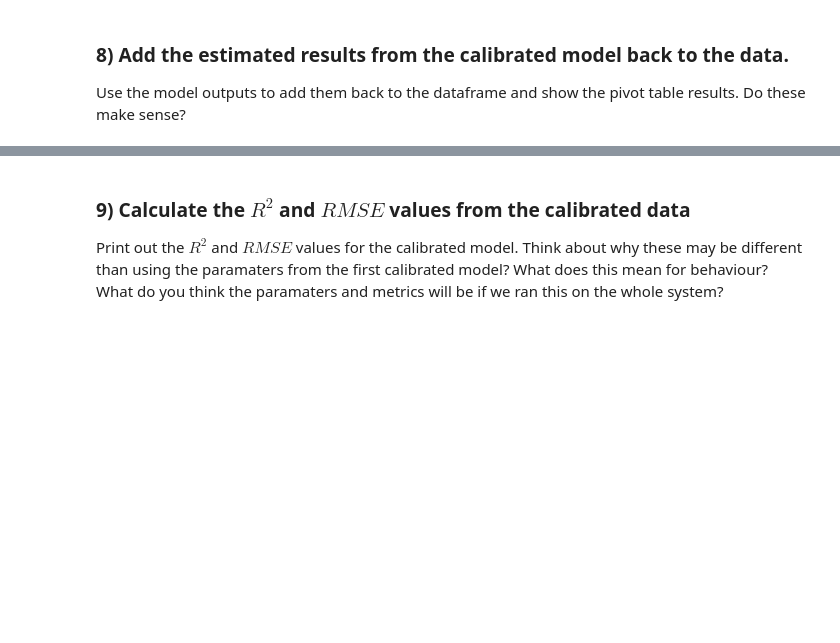
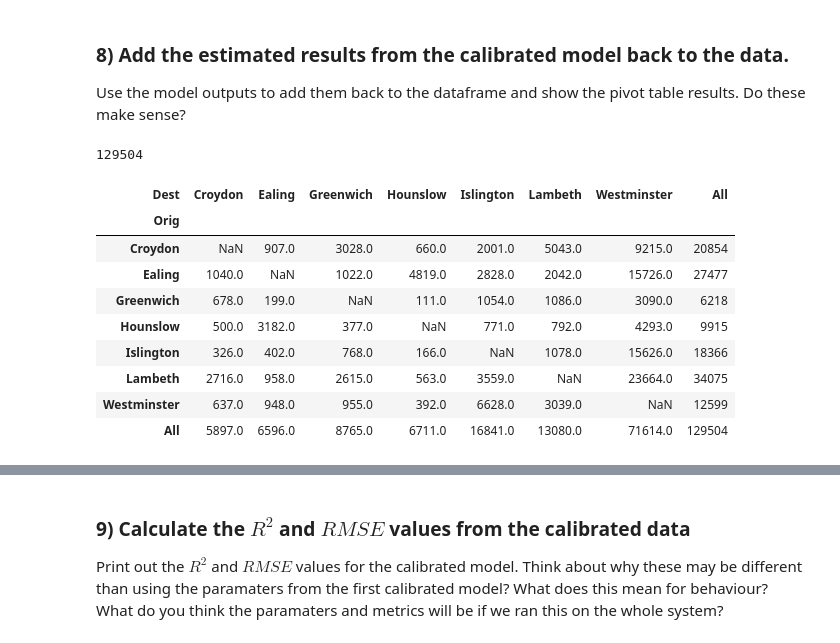
Before and after one commit to hawaiie-star/UrbanSimulation, a Jupyter notebook: Week 2/Urbsim Spatial Interaction - Unconstrained/Urbsim Spatial Interaction - Unconstrained.ipynb, the cells around one changed output, grey strips where cells are left out. Cells and saved outputs as stored; diff of their text form; code cells hidden in the pictures; blank space fills up the shorter version.

```diff
--- a/Week 2/Urbsim Spatial Interaction - Unconstrained/Urbsim Spatial Interaction - Unconstrained.ipynb
+++ b/Week 2/Urbsim Spatial Interaction - Unconstrained/Urbsim Spatial Interaction - Unconstrained.ipynb
@@ -1220,0 +1316,18 @@ Using the model instance print out the $\alpha$, $\gamma$ and $\beta$ values.
+# %%
+#print out the new values
+K = uncosim.params[0] # params
+alpha = uncosim.params[1]
+gamma = uncosim.params[2]
+beta = -uncosim.params[3]
+
+#now plug everything back into the Equation 6 model ...
+#be careful with the negative signing of the parameter beta
+cdatasub_new["unconstrainedEst2"] = np.exp(K
+                                       + alpha*cdatasub_new["log_Oi1_origpop"]
+                                       + gamma*cdatasub_new["log_Dj2_destsal"]
+                                       - beta*cdatasub_new["log_Dist"])
+
+#or we can just extract the results from the actual poisson regression and apply them to the data
+predictions = uncosim.get_prediction()
+predictions_summary_frame = predictions.summary_frame()
+cdatasub_new["fitted"] = predictions_summary_frame["mean"]
@@ -1227,2 +1352,32 @@ Use the model outputs to add them back to the dataframe and show the pivot table
+# %%
+#add the results back to the dataframe
+#round the numbers so that we don't get a half of a person
+cdatasub_new["unconstrainedEst2"] = round(cdatasub_new["unconstrainedEst2"], 0)
+
+#convert to integers
+cdatasub_new["unconstrainedEst2"] = cdatasub_new["unconstrainedEst2"].astype(int)
+
+#check that the sum of these estimates make sense
+sum(cdatasub_new["unconstrainedEst2"])
+# %% [output]
+129504
 # %%
 #turn it into a little matrix and have a look at your handy work
+#turn it into a little matrix and have a look at your handy work
+cdatasubmat_new2 = cdatasub_new.pivot_table(values ="unconstrainedEst2", index="Orig", columns = "Dest",
+                            aggfunc=np.sum, margins=True)
+
+# `aggfunc` = aggregation function.
+
+cdatasubmat_new2
+# %% [output]
+| Dest | Croydon | Ealing | Greenwich | Hounslow | Islington | Lambeth | Westminster | All |
+| Orig |  |  |  |  |  |  |  |  |
+| Croydon | NaN | 907.0 | 3028.0 | 660.0 | 2001.0 | 5043.0 | 9215.0 | 20854 |
+| Ealing | 1040.0 | NaN | 1022.0 | 4819.0 | 2828.0 | 2042.0 | 15726.0 | 27477 |
+| Greenwich | 678.0 | 199.0 | NaN | 111.0 | 1054.0 | 1086.0 | 3090.0 | 6218 |
+| Hounslow | 500.0 | 3182.0 | 377.0 | NaN | 771.0 | 792.0 | 4293.0 | 9915 |
+| Islington | 326.0 | 402.0 | 768.0 | 166.0 | NaN | 1078.0 | 15626.0 | 18366 |
+| Lambeth | 2716.0 | 958.0 | 2615.0 | 563.0 | 3559.0 | NaN | 23664.0 | 34075 |
+| Westminster | 637.0 | 948.0 | 955.0 | 392.0 | 6628.0 | 3039.0 | NaN | 12599 |
+| All | 5897.0 | 6596.0 | 8765.0 | 6711.0 | 16841.0 | 13080.0 | 71614.0 | 129504 |
```
Also changed, not shown: parts of 22 cells of this notebook.
